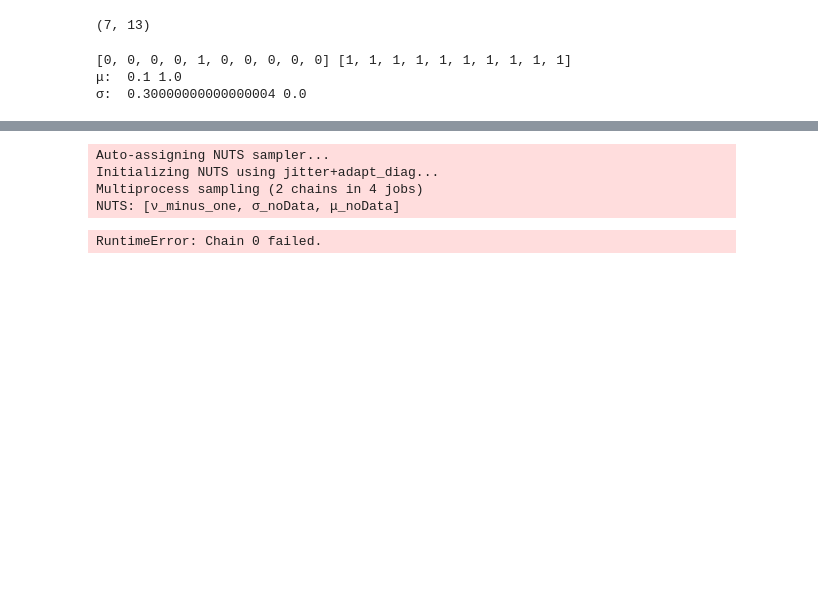
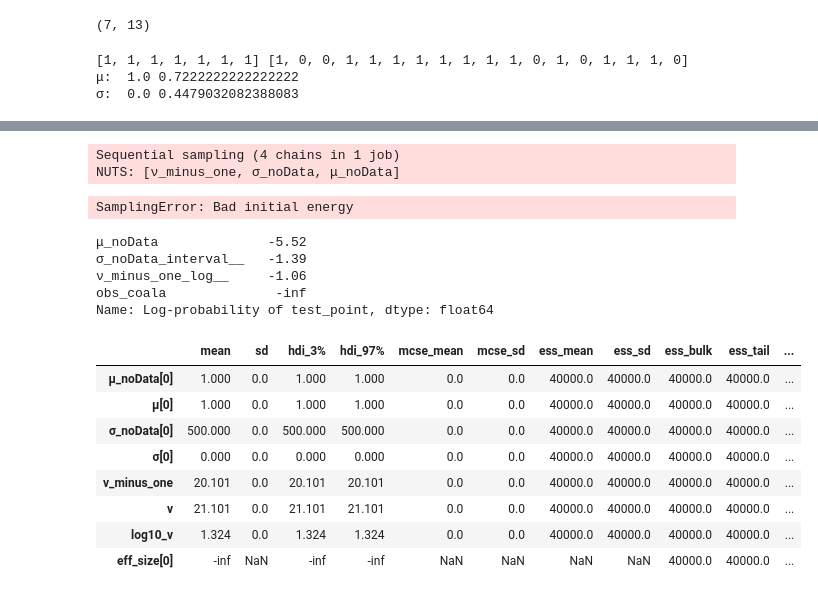
Before and after one commit to jonasIshoejNielsen/2021_prpro_exam, a Jupyter notebook: exam.ipynb, the cells around one changed output, grey strips where cells are left out. Drawn from its saved outputs; the diff is of its cells as text; code cells hidden in the pictures; blank space fills up the shorter version.

```diff
--- a/exam.ipynb
+++ b/exam.ipynb
@@ -126,26 +113,24 @@ np.array(answers).shape
 # %% [output]
 (7, 13)
 # %%
-#begin H1
 coalaIndex=np.where(communities=="Comm.Coala")[0][0]
 linuxIndex=np.where(communities=="Comm.Linux_Kernel")[0][0]
-z_coala=answers[coalaIndex][6]
-z_linux=answers[linuxIndex][6]
+z_coala=answers[6][coalaIndex]
+z_linux=answers[6][linuxIndex]
+
+μ_coala=μ[6][coalaIndex]
+μ_linux=μ[6][linuxIndex]
+
+σ_coala=σ[6][coalaIndex]
+σ_linux=σ[6][linuxIndex]
 
 print(z_coala,z_linux)
-
-μ_coala=μ[coalaIndex][6]
-μ_linux=μ[linuxIndex][6]
 print("μ: ",μ_coala,μ_linux)
-
-
-σ_coala=σ[coalaIndex][6]
-σ_linux=σ[linuxIndex][6]
 print("σ: ",σ_coala,σ_linux)
 # %% [output]
-[0, 0, 0, 0, 1, 0, 0, 0, 0, 0] [1, 1, 1, 1, 1, 1, 1, 1, 1, 1]
-μ:  0.1 1.0
-σ:  0.30000000000000004 0.0
+[1, 1, 1, 1, 1, 1, 1] [1, 0, 0, 1, 1, 1, 1, 1, 1, 1, 1, 0, 1, 0, 1, 1, 1, 0]
+μ:  1.0 0.7222222222222222
+σ:  0.0 0.4479032082388083
 # %%
 # put the model code
 with pm.Model() as model_h1:
@@ -170,14 +154,33 @@ pm.model_to_graphviz(model_h1)
 [drawing not drawn]
 # %%
 # sampling: uncomment
-trace_h1=pm.sample(10000,chains=2, model=model_h1)
-# storing trace, since I am not waiting that long again
-folderName ="h1.trace"
-pm.save_trace(trace_h1, folderName, overwrite=True)
-trace_h1 = pm.load_trace(folderName, model=model_h1)
+with model_h1:
+    trace_h1=pm.sample(10000,chains=4, model=model_h1, cores=1, step=pm.NUTS())
+    # storing trace, since I am not waiting that long again
+    folderName ="h1.trace"
+    pm.save_trace(trace_h1, folderName, overwrite=True)
+    trace_h1 = pm.load_trace(folderName, model=model_h1)
 # %% [output]
-Auto-assigning NUTS sampler...
-Initializing NUTS using jitter+adapt_diag...
-Multiprocess sampling (2 chains in 4 jobs)
+Sequential sampling (4 chains in 1 job)
 NUTS: [ν_minus_one, σ_noData, μ_noData]
-RuntimeError: Chain 0 failed.
+SamplingError: Bad initial energy
+# %%
+model_h1.check_test_point()
+# %% [output]
+μ_noData              -5.52
+σ_noData_interval__   -1.39
+ν_minus_one_log__     -1.06
+obs_coala              -inf
+Name: Log-probability of test_point, dtype: float64
+# %%
+az.summary(trace_h1)
+# %% [output]
+|  | mean | sd | hdi_3% | hdi_97% | mcse_mean | mcse_sd | ess_mean | ess_sd | ess_bulk | ess_tail | ... |
+| μ_noData[0] | 1.000 | 0.0 | 1.000 | 1.000 | 0.0 | 0.0 | 40000.0 | 40000.0 | 40000.0 | 40000.0 | ... |
+| μ[0] | 1.000 | 0.0 | 1.000 | 1.000 | 0.0 | 0.0 | 40000.0 | 40000.0 | 40000.0 | 40000.0 | ... |
+| σ_noData[0] | 500.000 | 0.0 | 500.000 | 500.000 | 0.0 | 0.0 | 40000.0 | 40000.0 | 40000.0 | 40000.0 | ... |
+| σ[0] | 0.000 | 0.0 | 0.000 | 0.000 | 0.0 | 0.0 | 40000.0 | 40000.0 | 40000.0 | 40000.0 | ... |
+| ν_minus_one | 20.101 | 0.0 | 20.101 | 20.101 | 0.0 | 0.0 | 40000.0 | 40000.0 | 40000.0 | 40000.0 | ... |
+| ν | 21.101 | 0.0 | 21.101 | 21.101 | 0.0 | 0.0 | 40000.0 | 40000.0 | 40000.0 | 40000.0 | ... |
+| log10_ν | 1.324 | 0.0 | 1.324 | 1.324 | 0.0 | 0.0 | 40000.0 | 40000.0 | 40000.0 | 40000.0 | ... |
+| eff_size[0] | -inf | NaN | -inf | -inf | NaN | NaN | NaN | NaN | 40000.0 | 40000.0 | ... |
```
Also changed, not shown: parts of 7 cells of this notebook, 8 other files.
